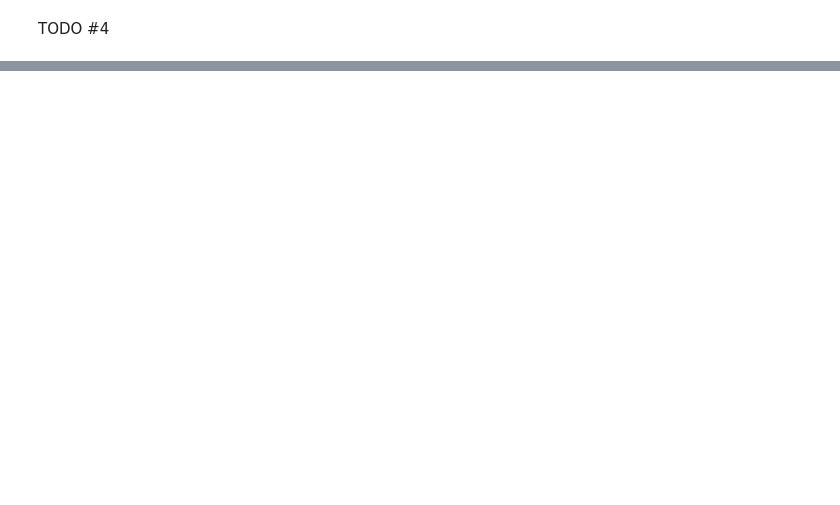
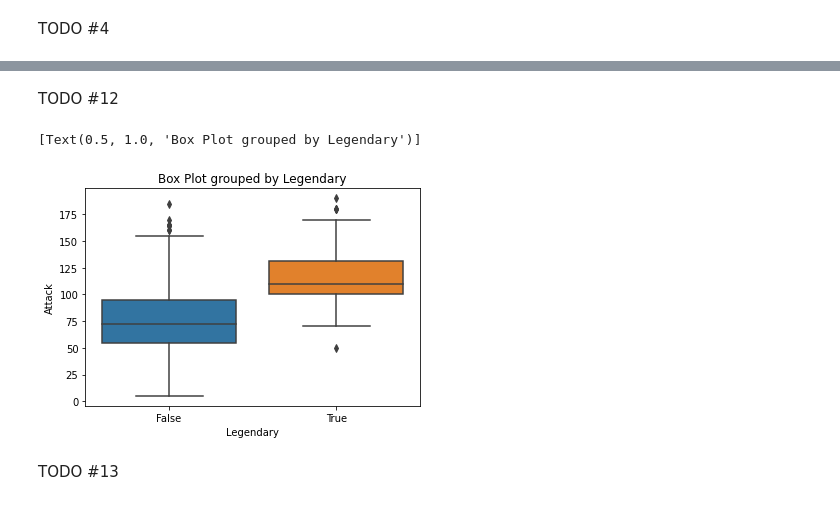
Before and after one commit to srijanmalhotra2711/bootcamp-data-science, a Jupyter notebook: task-week-3/Task3.ipynb, the cells around one changed output, grey strips where cells are left out. Drawn from its saved outputs; the diff is of its cells as text; code cells hidden in the pictures; blank space fills up the shorter version.

```diff
--- a/task-week-3/Task3.ipynb
+++ b/task-week-3/Task3.ipynb
@@ -40,0 +216,2 @@ print(a)
+# %%
+pokemon.dropna(inplace=False)
@@ -40,0 +233,9 @@ print(a)
+# %% [markdown]
+TODO #12
+# %%
+sns.boxplot(x=pokemon['Legendary'], y=pokemon['Attack']).set(Title="Box Plot grouped by Legendary")
+# %% [output]
+[Text(0.5, 1.0, 'Box Plot grouped by Legendary')]
+[figure, added]
+# %% [markdown]
+TODO #13
```
Also changed, not shown: parts of 40 cells of this notebook.
